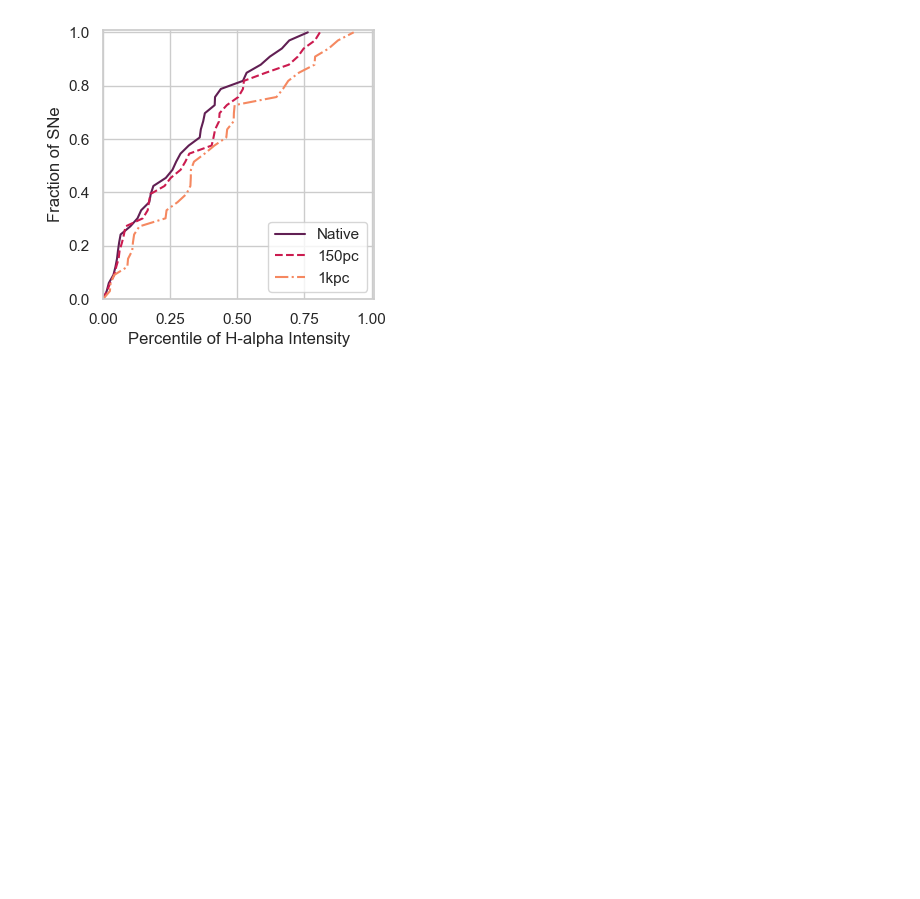
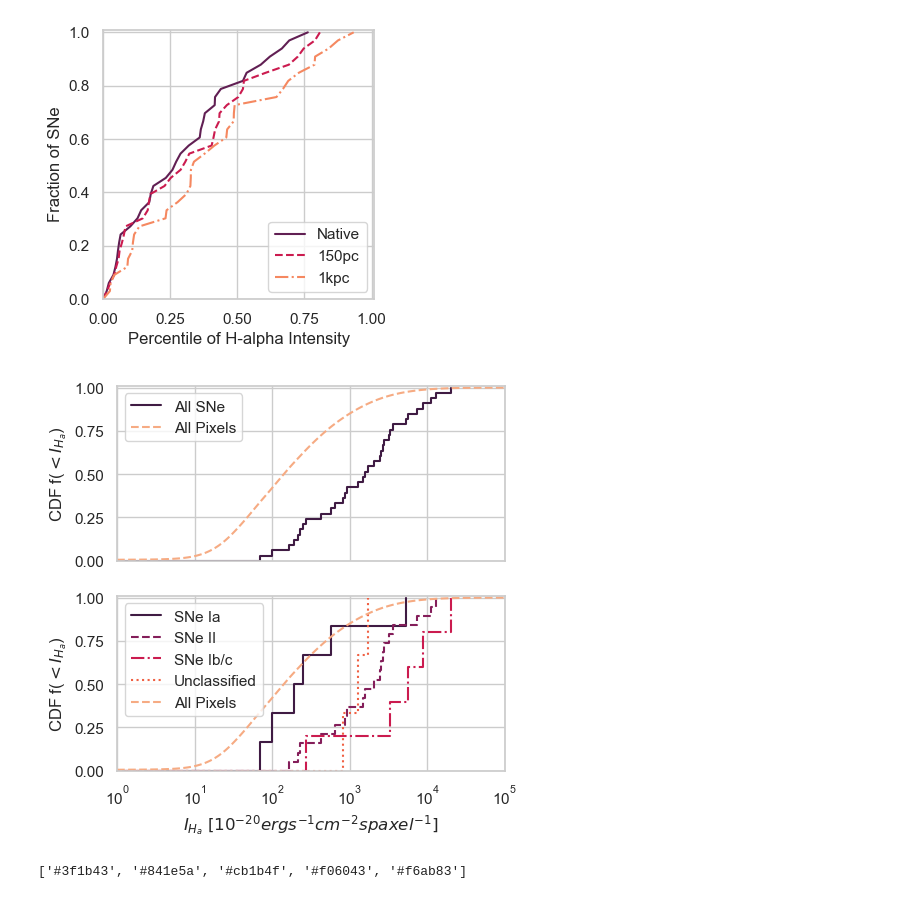
Before and after one commit to NessMayker/SNeHa, a Jupyter notebook: Code/2a.MUSE_SNe_intensity_visualizations.ipynb, the cells around one changed output. Cells and saved outputs as stored; diff of their text form; code cells hidden in the pictures; blank space fills up the shorter version.

```diff
--- a/Code/2a.MUSE_SNe_intensity_visualizations.ipynb
+++ b/Code/2a.MUSE_SNe_intensity_visualizations.ipynb
@@ -171,6 +153,12 @@ int_1kpc = [float(i) for i in Data["Int_1kpc"]]
 int_nat = np.clip(int_nat,0,np.max(int_nat))
 int_150 = np.clip(int_150,0,np.max(int_150))
 int_1kpc = np.clip(int_1kpc,0,np.max(int_1kpc))
+# %%
+# get SN intensities by type
+II_int  = int_nat[typeII_idx]
+Ia_int  = int_nat[typeIa_idx]
+Ibc_int = int_nat[typeIbc_idx]
+Unc_int = int_nat[typeUnc_idx]
 # %%
 import seaborn as sns
 sns.set_style("whitegrid")
@@ -450,3 +374,42 @@ plt.legend(loc="lower right")
 plt.savefig("../Figures/resolutionNCR.png", dpi=300)
 # %% [output]
 [figure]
+# %%
+# plot the CDFs
+sns.set_style("whitegrid")
+sns.set_palette("rocket", n_colors=5, desat=None, color_codes=False)
+
+fig,ax= plt.subplots(2, 1)
+fig.set_figheight(5)
+fig.set_figwidth(5)
+sns.ecdfplot(int_nat, label = "All SNe", ax=ax[0])
+sns.ecdfplot(pix_nat, label = "All Pixels", color='#f6ab83', ax=ax[0])
+ax[0].lines[1].set_linestyle("--")
+
+
+ax[0].legend(loc='best')
+ax[0].set(xscale="log",ylabel =r'CDF f($<I_{H_a}$)',
+       xlim=(1,1e5),ylim=(0,1.01),xticklabels=[])
+
+sns.ecdfplot(Ia_int, label = "SNe Ia", ax=ax[1])
+sns.ecdfplot(II_int, label = "SNe II", ax=ax[1])
+sns.ecdfplot(Ibc_int, label = "SNe Ib/c", ax=ax[1])
+sns.ecdfplot(Unc_int, label = "Unclassified", ax=ax[1])
+sns.ecdfplot(pix_nat, label = "All Pixels", ax=ax[1])
+ax[1].lines[1].set_linestyle("--")
+ax[1].lines[2].set_linestyle("-.")
+ax[1].lines[3].set_linestyle(":")
+ax[1].lines[4].set_linestyle("--")
+ax[1].set(xscale="log",ylabel =r'CDF f($<I_{H_a}$)',
+       xlim=(1,1e5),ylim=(0,1.01),xlabel=r'$I_{H_a}$ $[10^{-20} erg s^{-1} cm^{-2} spaxel^{-1}]$')
+ax[1].legend(loc='upper left')
+plt.show()
+plt.close()
+fig.savefig("../Figures/IntensityCDFs.pdf", dpi=300)
+# %% [output]
+[figure, added]
+# %%
+pal = sns.color_palette()
+print(pal.as_hex())
+# %% [output]
+['#3f1b43', '#841e5a', '#cb1b4f', '#f06043', '#f6ab83']
```
Also changed, not shown: parts of 6 cells of this notebook, 11 other files.
